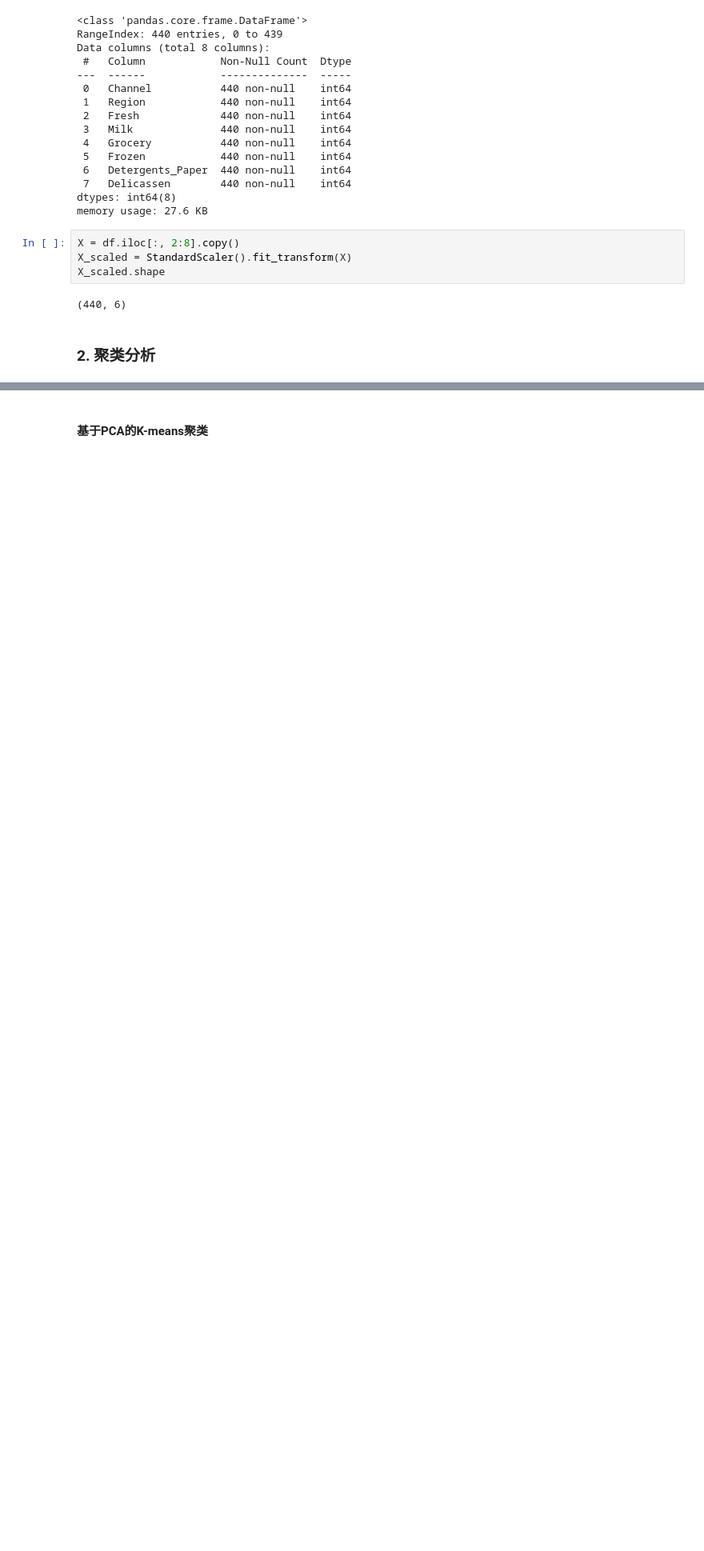
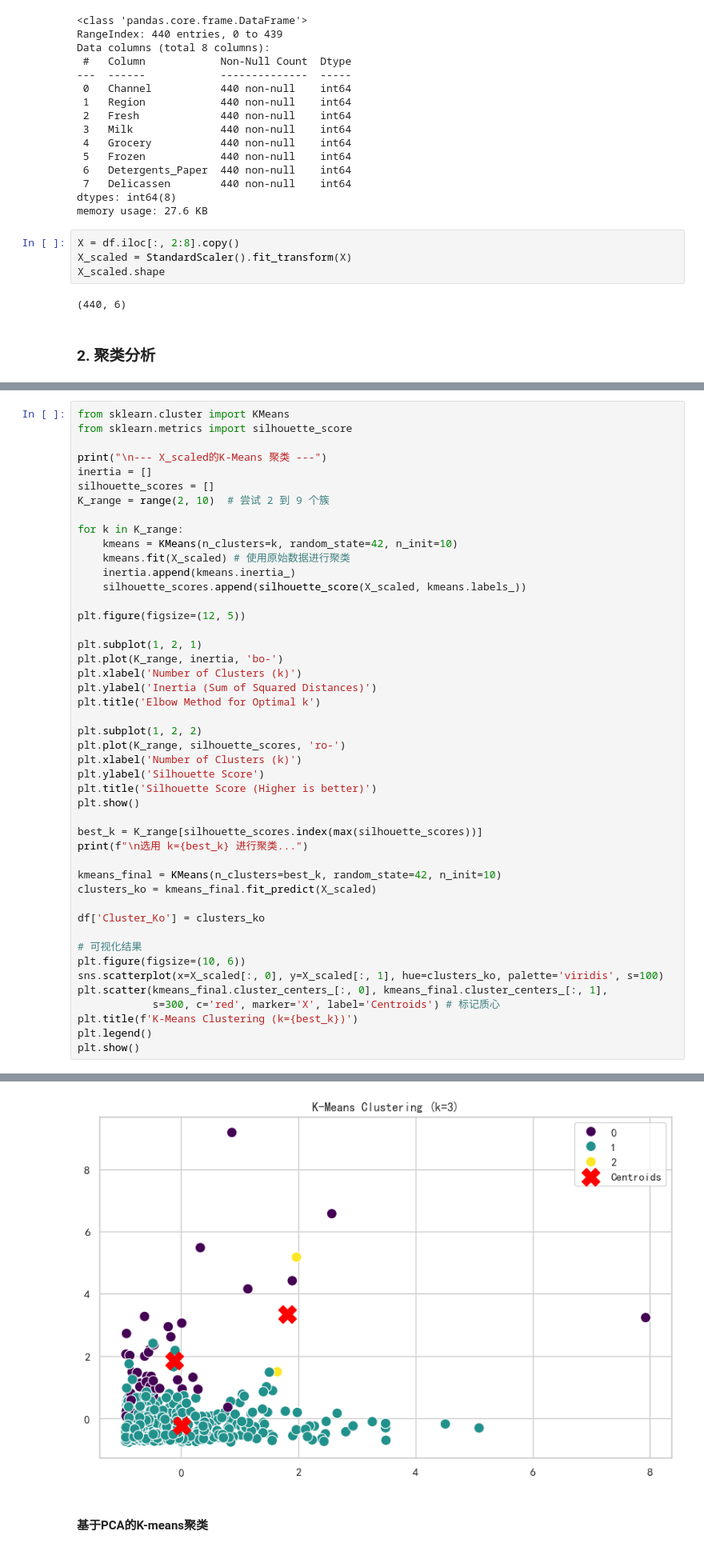
Before and after one commit to VasantLong/ml2025, a Jupyter notebook: hw/课后实践03.ipynb, the cells around one changed output, grey strips where cells are left out. Shown at 80% size. Saved outputs shown, nothing was run; the diff lists cells and outputs as text; blank space fills up the shorter version.

```diff
--- a/hw/课后实践03.ipynb
+++ b/hw/课后实践03.ipynb
@@ -63,0 +54,47 @@ X_scaled.shape
+# %%
+from sklearn.cluster import KMeans
+from sklearn.metrics import silhouette_score
+
+print("\n--- X_scaled的K-Means 聚类 ---")
+inertia = []
+silhouette_scores = []
+K_range = range(2, 10)  # 尝试 2 到 9 个簇
+
+for k in K_range:
+    kmeans = KMeans(n_clusters=k, random_state=42, n_init=10)
+    kmeans.fit(X_scaled) # 使用原始数据进行聚类
+    inertia.append(kmeans.inertia_)
+    silhouette_scores.append(silhouette_score(X_scaled, kmeans.labels_))
+
+plt.figure(figsize=(12, 5))
+
+plt.subplot(1, 2, 1)
+plt.plot(K_range, inertia, 'bo-')
+plt.xlabel('Number of Clusters (k)')
+plt.ylabel('Inertia (Sum of Squared Distances)')
+plt.title('Elbow Method for Optimal k')
+
+plt.subplot(1, 2, 2)
+plt.plot(K_range, silhouette_scores, 'ro-')
+plt.xlabel('Number of Clusters (k)')
+plt.ylabel('Silhouette Score')
+plt.title('Silhouette Score (Higher is better)')
+plt.show()
+
+best_k = K_range[silhouette_scores.index(max(silhouette_scores))]
+print(f"\n选用 k={best_k} 进行聚类...")
+
+kmeans_final = KMeans(n_clusters=best_k, random_state=42, n_init=10)
+clusters_ko = kmeans_final.fit_predict(X_scaled)
+
+df['Cluster_Ko'] = clusters_ko
+
+# 可视化结果
+plt.figure(figsize=(10, 6))
+sns.scatterplot(x=X_scaled[:, 0], y=X_scaled[:, 1], hue=clusters_ko, palette='viridis', s=100)
+plt.scatter(kmeans_final.cluster_centers_[:, 0], kmeans_final.cluster_centers_[:, 1],
+            s=300, c='red', marker='X', label='Centroids') # 标记质心
+plt.title(f'K-Means Clustering (k={best_k})')
+plt.legend()
+plt.show()
+# %% [output]
@@ -64,3 +104,4 @@ X_scaled.shape
+[figure, added]
 # %% [markdown]
 #### 基于PCA的K-means聚类
 # %%
```
Also changed, not shown: parts of 21 cells of this notebook, 2 other files.
